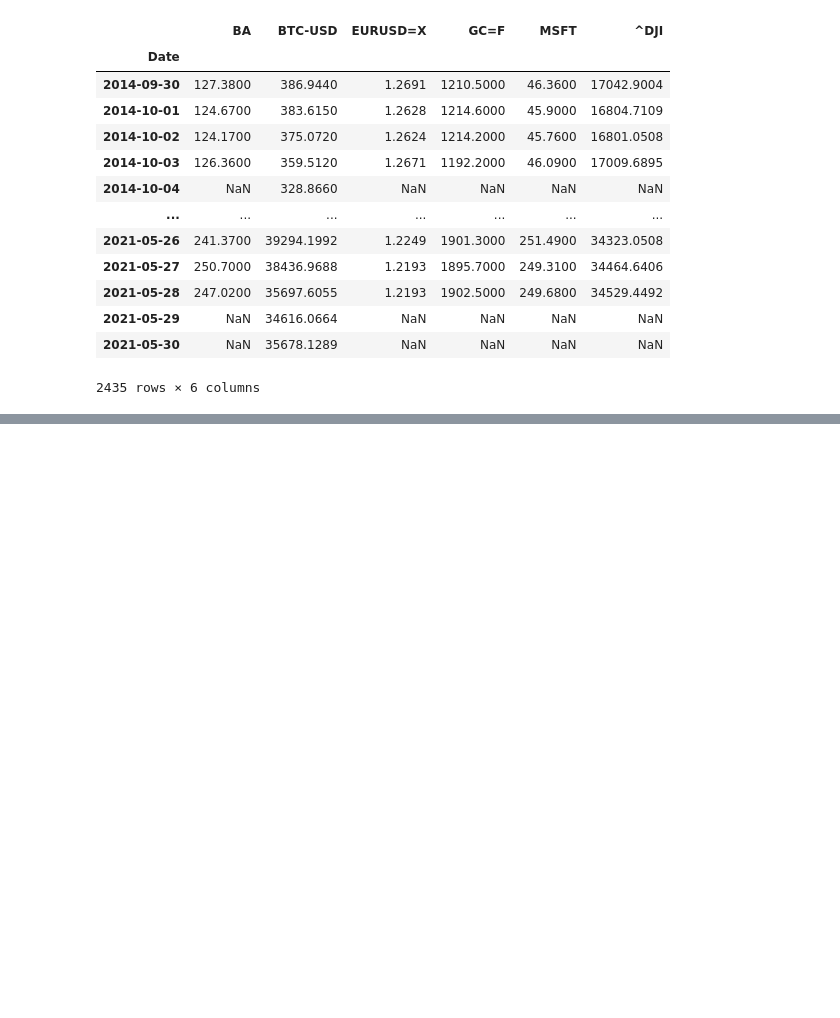
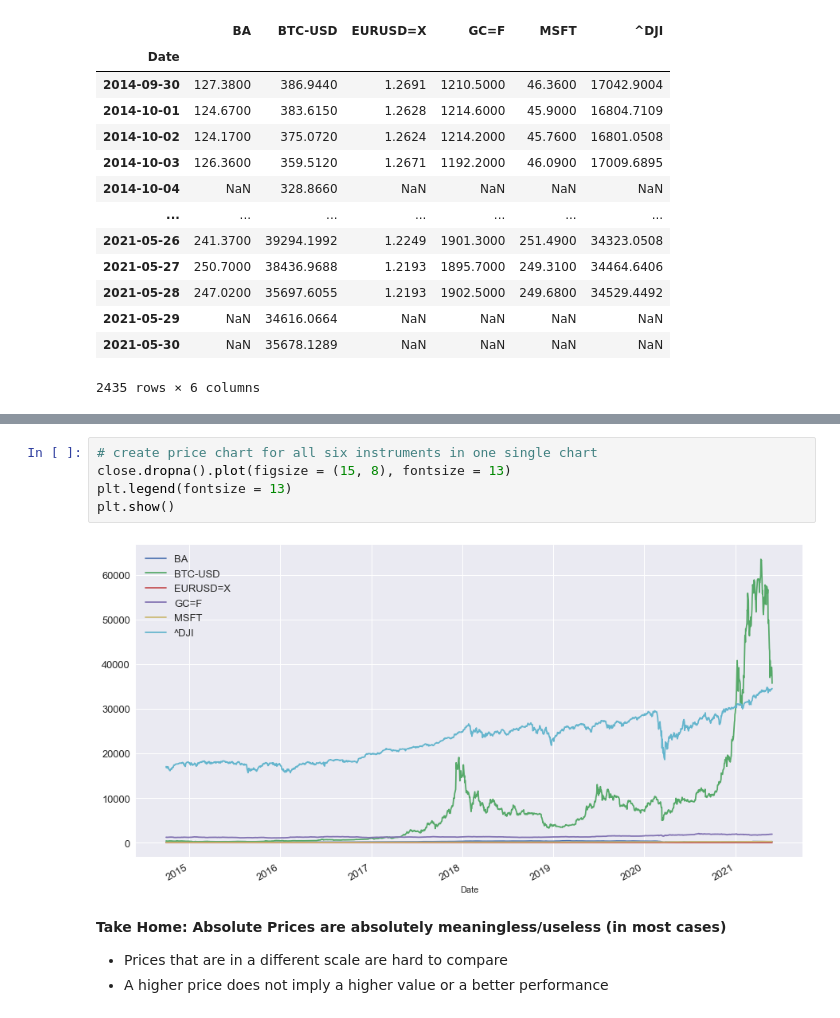
Before and after one commit to mindeleven/introduction-to-python, a Jupyter notebook: Cryptocurrency-Algorithmic-Trading-Python/02-Financial-Data-Analysis-with-Python-and-Pandas/01-Financial-Data-Analysis-with-Python.ipynb, the cells around one changed output, grey strips where cells are left out. Drawn from its saved outputs; the diff is of its cells as text; blank space fills up the shorter version.

```diff
--- a/Cryptocurrency-Algorithmic-Trading-Python/02-Financial-Data-Analysis-with-Python-and-Pandas/01-Financial-Data-Analysis-with-Python.ipynb
+++ b/Cryptocurrency-Algorithmic-Trading-Python/02-Financial-Data-Analysis-with-Python-and-Pandas/01-Financial-Data-Analysis-with-Python.ipynb
@@ -361,0 +372,12 @@ close.describe()
+# %%
+# create price chart for all six instruments in one single chart
+close.dropna().plot(figsize = (15, 8), fontsize = 13)
+plt.legend(fontsize = 13)
+plt.show()
+# %% [output]
+[figure, added]
+# %% [markdown]
+**Take Home: Absolute Prices are absolutely meaningless/useless (in most cases)**
+
+- Prices that are in a different scale are hard to compare
+- A higher price does not imply a higher value or a better performance
```
Also changed, not shown: parts of 9 cells of this notebook.
